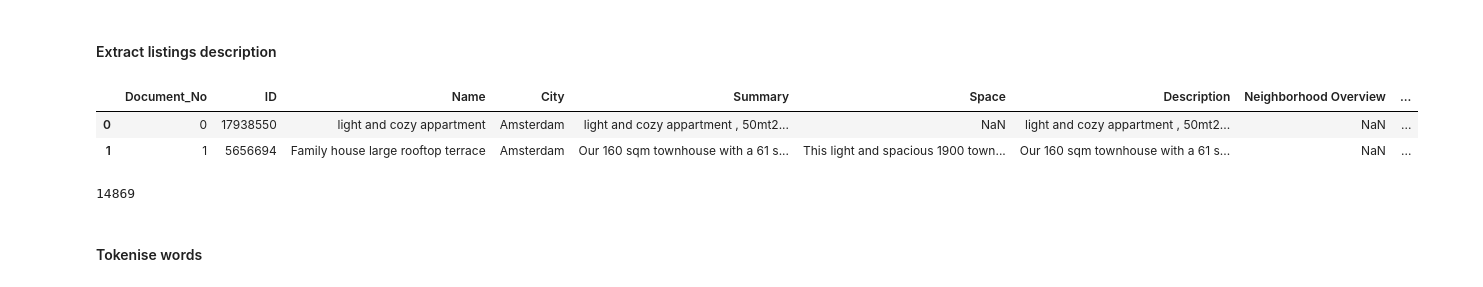
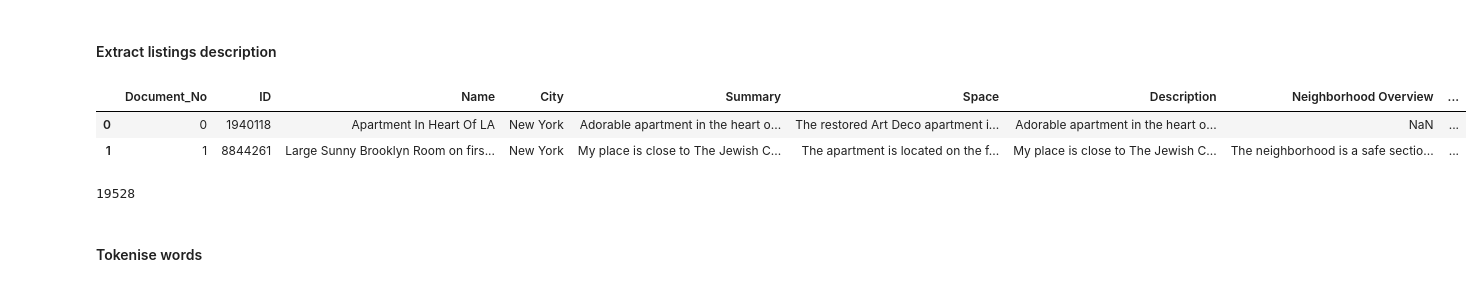
Before and after one commit to deepak-karkala/airbnb-data-science, a Jupyter notebook: notebooks/search_listings_by_neighbourhood_vibe.ipynb, the cells around one changed output. Saved outputs shown, nothing was run; the diff lists cells and outputs as text; code cells hidden in the pictures.

```diff
--- a/notebooks/search_listings_by_neighbourhood_vibe.ipynb
+++ b/notebooks/search_listings_by_neighbourhood_vibe.ipynb
@@ -87,21 +89,21 @@ def get_vibe_text(x):
 # %%
 # Convert to list
 #data = df.sample(n=10000, random_state=1)["vibe_text"].values.tolist()
-df_nyc = df[df["City"]=="Amsterdam"].copy()
+df_nyc = df[df["City"]=="New York"].copy()
 df_nyc.reset_index(inplace=True)
 del df_nyc["index"]
 df_nyc.reset_index(inplace=True)
 df_nyc.rename(columns={"index":"Document_No"}, inplace=True)
 df_nyc.head(2)
 # %% [output]
 |  | Document_No | ID | Name | City | Summary | Space | Description | Neighborhood Overview | ... |
-| 0 | 0 | 17938550 | light and cozy appartment | Amsterdam | light and cozy appartment , 50mt2... | NaN | light and cozy appartment , 50mt2... | NaN | ... |
-| 1 | 1 | 5656694 | Family house large rooftop terrace | Amsterdam | Our 160 sqm townhouse with a 61 s... | This light and spacious 1900 town... | Our 160 sqm townhouse with a 61 s... | NaN | ... |
+| 0 | 0 | 1940118 | Apartment In Heart Of LA | New York | Adorable apartment in the heart o... | The restored Art Deco apartment i... | Adorable apartment in the heart o... | NaN | ... |
+| 1 | 1 | 8844261 | Large Sunny Brooklyn Room on firs... | New York | My place is close to The Jewish C... | The apartment is located on the f... | My place is close to The Jewish C... | The neighborhood is a safe sectio... | ... |
 # %%
 data = df_nyc["Description"].values.tolist()
 len(data)
 # %% [output]
-14869
+19528
 # %% [markdown]
 #### Tokenise words
 # %%
```
Also changed, not shown: parts of 25 cells of this notebook, 1 other file.
